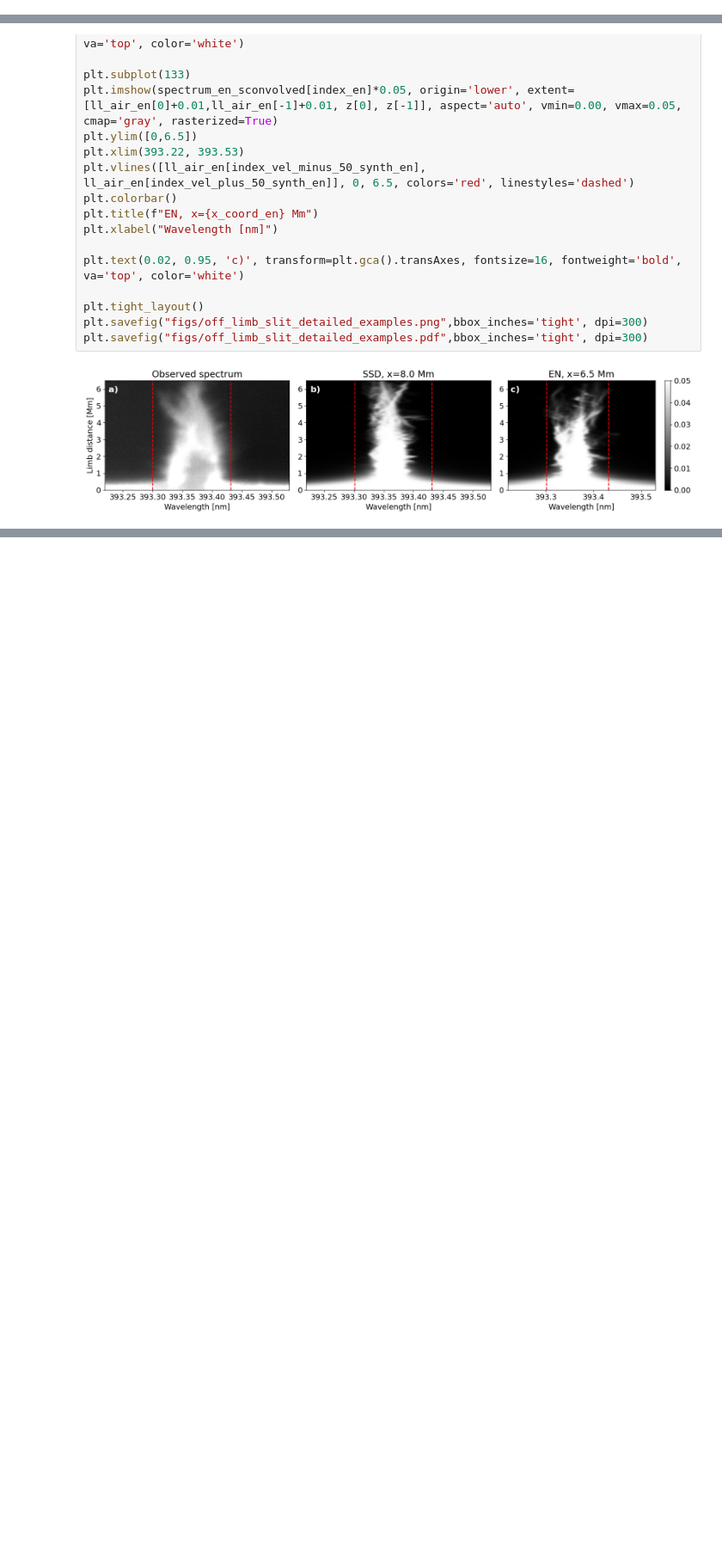
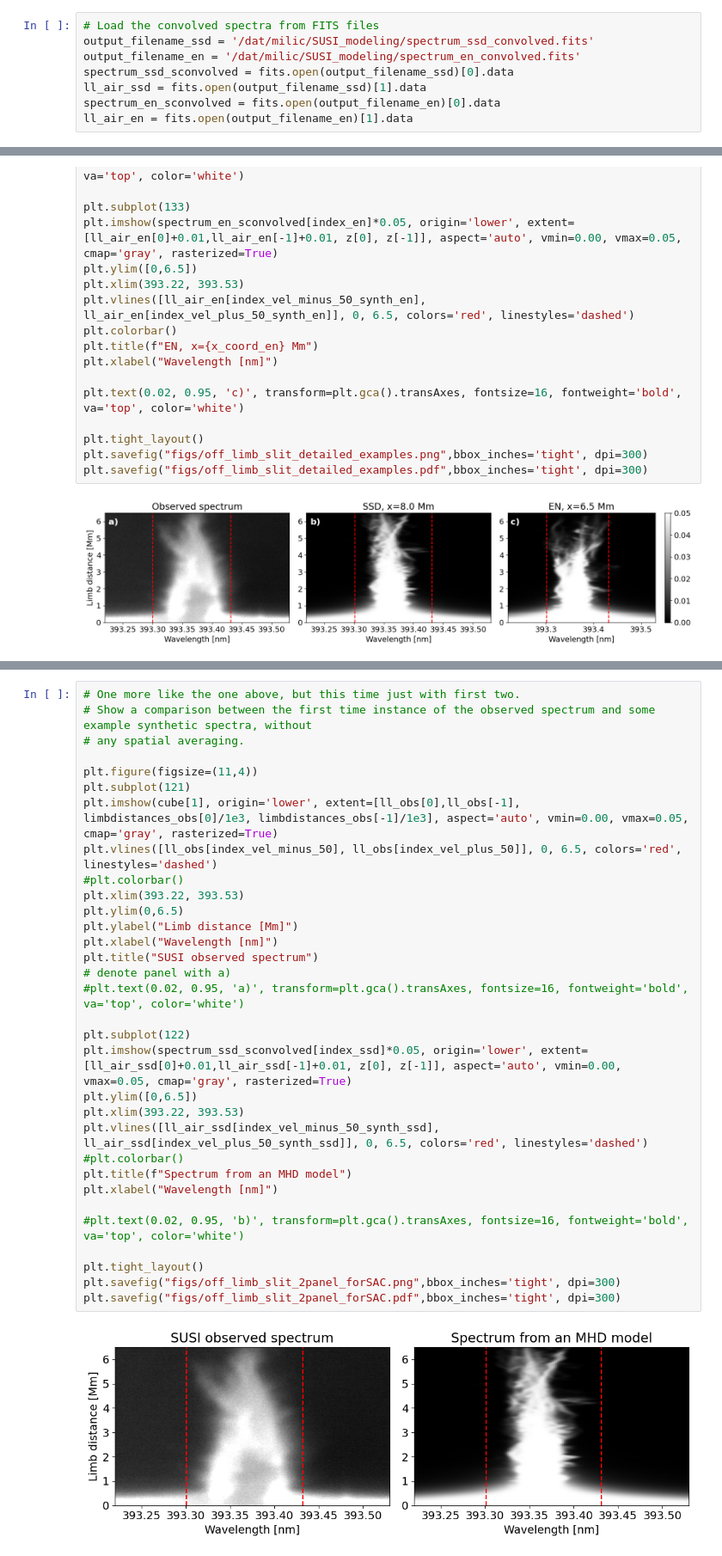
Before and after one commit to ivanzmilic/offlimb_3D_modeling, a Jupyter notebook: results_test.ipynb, the cells around one changed output, grey strips where cells are left out. Shown at 86% size. Drawn from its saved outputs; the diff is of its cells as text; blank space fills up the shorter version.

Commit message:
add few helping routines and new 2-panel plots

```diff
--- a/results_test.ipynb
+++ b/results_test.ipynb
@@ -246,6 +235,14 @@ hdu_en = fits.PrimaryHDU(spectrum_en_sconvolved)
 hdu_en_ll = fits.ImageHDU(ll_air_en)
 hdu_en_list = fits.HDUList([hdu_en, hdu_en_ll])
 hdu_en_list.writeto(output_filename_en, overwrite=True)
+# %%
+# Load the convolved spectra from FITS files
+output_filename_ssd = '/dat/milic/SUSI_modeling/spectrum_ssd_convolved.fits'
+output_filename_en = '/dat/milic/SUSI_modeling/spectrum_en_convolved.fits'
+spectrum_ssd_sconvolved = fits.open(output_filename_ssd)[0].data
+ll_air_ssd = fits.open(output_filename_ssd)[1].data
+spectrum_en_sconvolved = fits.open(output_filename_en)[0].data
+ll_air_en = fits.open(output_filename_en)[1].data
 # %%
 # Now find the x coordintes where x = 8 Mm for ssd and 6.5 Mm for en, and plot the spectra at those x coordinates.
 x_coord_ssd = 8.0  # Mm
@@ -394,0 +298,34 @@ plt.show()
+# %%
+# One more like the one above, but this time just with first two.
+# Show a comparison between the first time instance of the observed spectrum and some example synthetic spectra, without
+# any spatial averaging.
+
+plt.figure(figsize=(11,4))
+plt.subplot(121)
+plt.imshow(cube[1], origin='lower', extent=[ll_obs[0],ll_obs[-1], limbdistances_obs[0]/1e3, limbdistances_obs[-1]/1e3], aspect='auto', vmin=0.00, vmax=0.05, cmap='gray', rasterized=True)
+plt.vlines([ll_obs[index_vel_minus_50], ll_obs[index_vel_plus_50]], 0, 6.5, colors='red', linestyles='dashed')
+#plt.colorbar()
+plt.xlim(393.22, 393.53)
+plt.ylim(0,6.5)
+plt.ylabel("Limb distance [Mm]")
+plt.xlabel("Wavelength [nm]")
+plt.title("SUSI observed spectrum")
+# denote panel with a)
+#plt.text(0.02, 0.95, 'a)', transform=plt.gca().transAxes, fontsize=16, fontweight='bold', va='top', color='white')
+
+plt.subplot(122)
+plt.imshow(spectrum_ssd_sconvolved[index_ssd]*0.05, origin='lower', extent=[ll_air_ssd[0]+0.01,ll_air_ssd[-1]+0.01, z[0], z[-1]], aspect='auto', vmin=0.00, vmax=0.05, cmap='gray', rasterized=True)
+plt.ylim([0,6.5])
+plt.xlim(393.22, 393.53)
+plt.vlines([ll_air_ssd[index_vel_minus_50_synth_ssd], ll_air_ssd[index_vel_plus_50_synth_ssd]], 0, 6.5, colors='red', linestyles='dashed')
+#plt.colorbar()
+plt.title(f"Spectrum from an MHD model")
+plt.xlabel("Wavelength [nm]")
+
+#plt.text(0.02, 0.95, 'b)', transform=plt.gca().transAxes, fontsize=16, fontweight='bold', va='top', color='white')
+
+plt.tight_layout()
+plt.savefig("figs/off_limb_slit_2panel_forSAC.png",bbox_inches='tight', dpi=300)
+plt.savefig("figs/off_limb_slit_2panel_forSAC.pdf",bbox_inches='tight', dpi=300)
+# %% [output]
+[figure, added]
```
Also changed, not shown: parts of 11 cells of this notebook, 3 other files.
